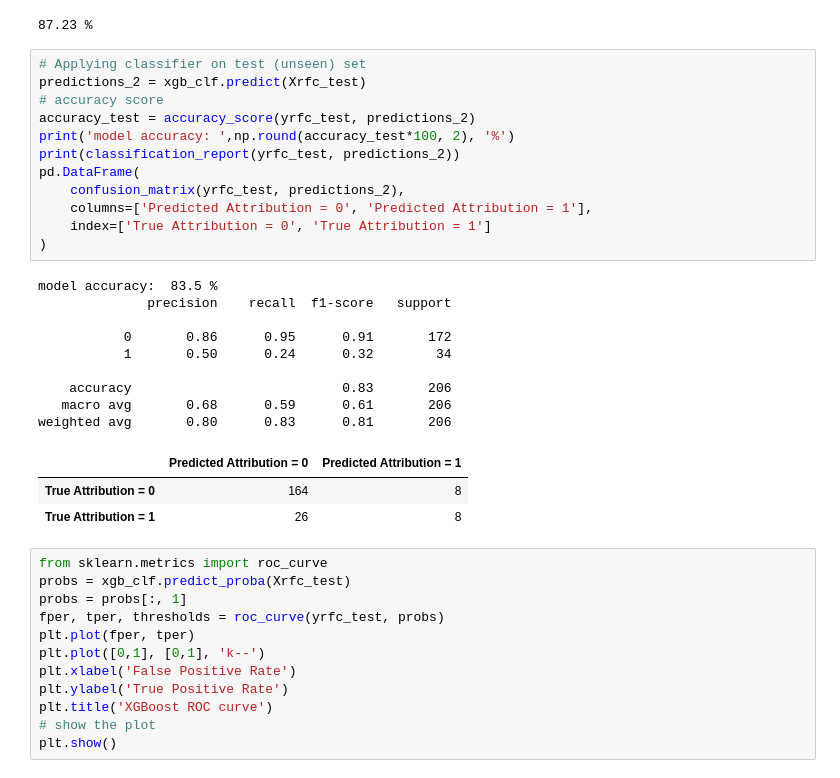
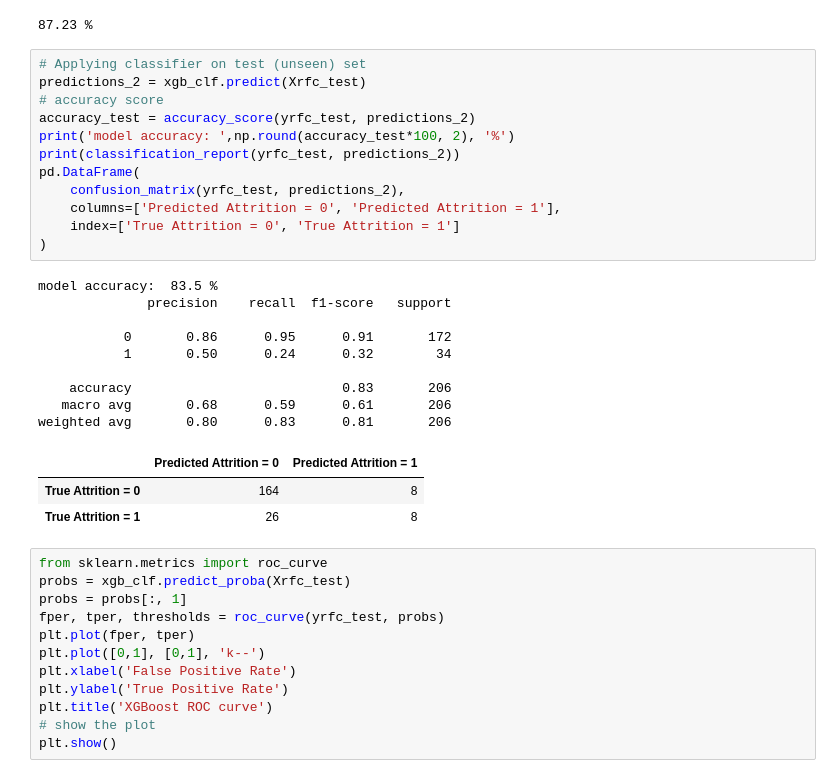
Before and after one commit to sreyadhar/Python-Programming, a Jupyter notebook: ML_L1_Assignment.ipynb, the cells around one changed output. Cells and saved outputs as stored; diff of their text form.

```diff
--- a/ML_L1_Assignment.ipynb
+++ b/ML_L1_Assignment.ipynb
@@ -293,28 +284,28 @@ print(np.round(accuracy_train*100, 2), '%')
 # %%
 # Applying classifier on test (unseen) set
 predictions_2 = xgb_clf.predict(Xrfc_test)
 # accuracy score
 accuracy_test = accuracy_score(yrfc_test, predictions_2)
 print('model accuracy: ',np.round(accuracy_test*100, 2), '%')
 print(classification_report(yrfc_test, predictions_2))
 pd.DataFrame(
     confusion_matrix(yrfc_test, predictions_2),
-    columns=['Predicted Attribution = 0', 'Predicted Attribution = 1'],
-    index=['True Attribution = 0', 'True Attribution = 1']
+    columns=['Predicted Attrition = 0', 'Predicted Attrition = 1'],
+    index=['True Attrition = 0', 'True Attrition = 1']
 )
 # %% [output]
 model accuracy:  83.5 %
               precision    recall  f1-score   support
 
            0       0.86      0.95      0.91       172
            1       0.50      0.24      0.32        34
 
     accuracy                           0.83       206
    macro avg       0.68      0.59      0.61       206
 weighted avg       0.80      0.83      0.81       206
-|  | Predicted Attribution = 0 | Predicted Attribution = 1 |
-| True Attribution = 0 | 164 | 8 |
-| True Attribution = 1 | 26 | 8 |
+|  | Predicted Attrition = 0 | Predicted Attrition = 1 |
+| True Attrition = 0 | 164 | 8 |
+| True Attrition = 1 | 26 | 8 |
 # %%
 from sklearn.metrics import roc_curve
 probs = xgb_clf.predict_proba(Xrfc_test)
```
Also changed, not shown: parts of 8 cells of this notebook.
